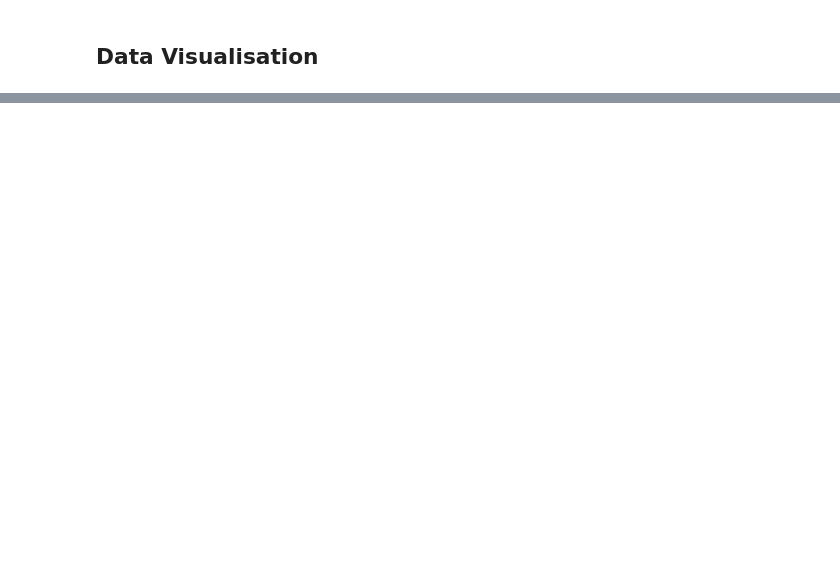
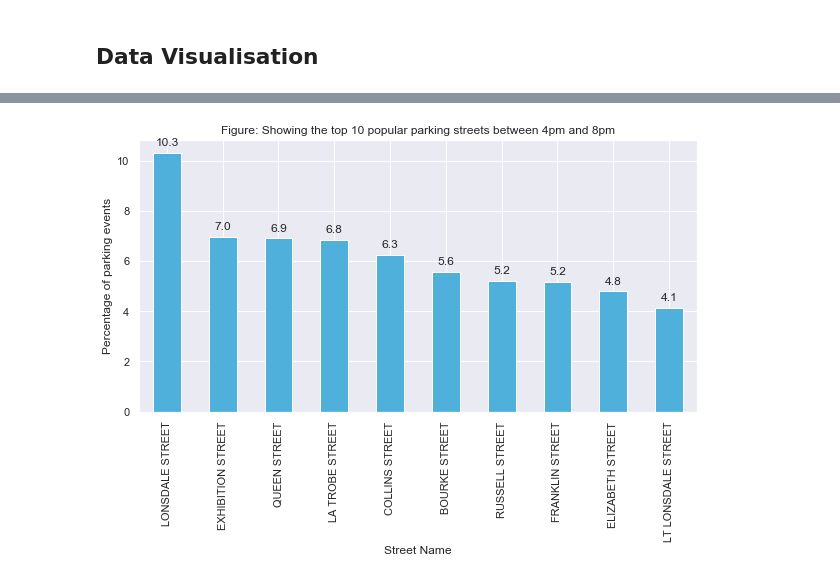
Before and after one commit to s3660851/Group-7, a Jupyter notebook: ProgrammingProject.ipynb, the cells around one changed output, grey strips where cells are left out. Saved outputs shown, nothing was run; the diff lists cells and outputs as text; code cells hidden in the pictures; blank space fills up the shorter version.

```diff
--- a/ProgrammingProject.ipynb
+++ b/ProgrammingProject.ipynb
@@ -243,0 +303,12 @@ popularSpot.drop_duplicates()
+# %%
+mask = (parkingdata['Arrival Time'].dt.hour >= 16) & (parkingdata['Arrival Time'].dt.hour <= 19)
+between16and20 = parkingdata.loc[mask]
+mostPopular = between16and20['Street Name'].value_counts(normalize=True)*100
+mostPopularSorted = mostPopular.sort_values(ascending=False).head(10)
+ax = mostPopularSorted.T.plot(kind = 'bar', color='#4EB0DB', figsize=(10,5))
+ax.set_title('Figure: Showing the top 10 popular parking streets between 4pm and 8pm')
+ax.set_xlabel('Street Name')
+ax.set_ylabel('Percentage of parking events')
+add_value_labels(ax)
+# %% [output]
+[figure, added]
```
Also changed, not shown: parts of 22 cells of this notebook.
